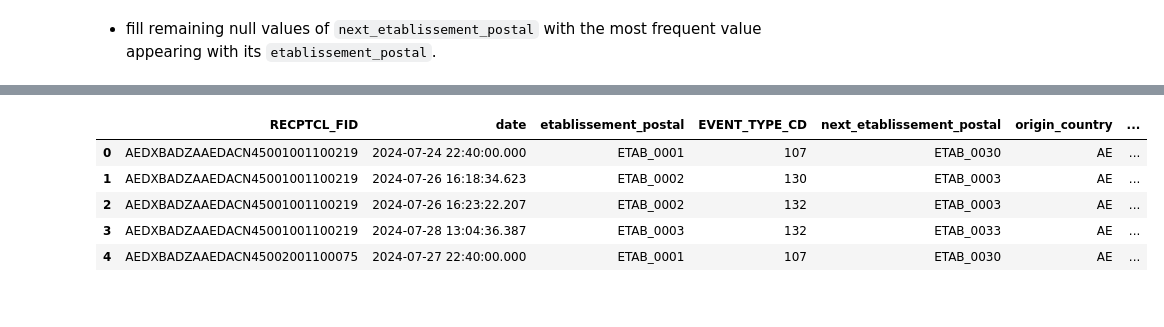
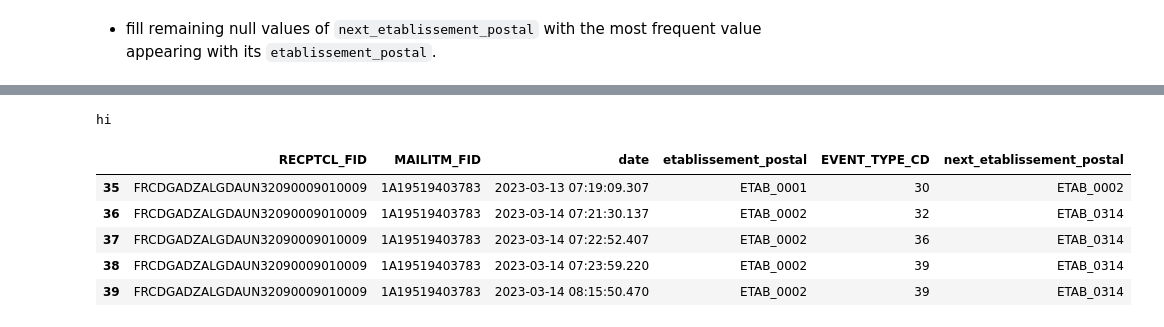
Before and after one commit to DjameelEddine/Data-Mining, a Jupyter notebook: notebooks/Preprocessing.ipynb, the cells around one changed output, grey strips where cells are left out. Drawn from its saved outputs; the diff is of its cells as text; code cells hidden in the pictures.

Commit message:
explored with illogical packages' routes, and created three datasets to choose from

```diff
--- a/notebooks/Preprocessing.ipynb
+++ b/notebooks/Preprocessing.ipynb
@@ -129,7 +116,3 @@ plt.xticks(rotation=0)
 plt.show()
 # %% [output]
 [figure]
-# %%
-packages_df = packages_df.sort_values(
-    ['MAILITM_FID', 'date']
-)
@@ -188,3 +143,22 @@ packages_df = (
+# %%
+# 1. Ensure the dataframe is sorted (same as before)
+packages_df = packages_df.sort_values(['MAILITM_FID', 'date'])
+
+# 2. Look ahead to the next row's postal code and ID
+shifted_postal = packages_df['etablissement_postal'].shift(-1)
+shifted_id = packages_df['MAILITM_FID'].shift(-1)
+
+# 3. Identify the "boundaries" where the postal code changes within the same package
+# This marks the last row of a block with the value of the start of the next block
+is_boundary = (packages_df['etablissement_postal'] != shifted_postal) & \
+              (packages_df['MAILITM_FID'] == shifted_id)
+
+# 4. Use grouped backfill to broadcast those values to all preceding rows in the block
+# This replaces your 'blocks.map' logic with a single vectorized pass
+fill_values = shifted_postal.where(is_boundary).groupby(packages_df['MAILITM_FID']).bfill()
+
+# 5. Fill only the NaNs in the existing column to match your original logic
+packages_df['next_etablissement_postal'] = packages_df['next_etablissement_postal'].fillna(fill_values)
 # %%
 packages_df.head()
 # %% [output]
@@ -309,4 +270,0 @@ memory usage: 155.9+ MB
-# %%
-packages_df_copy['etablissement_postal'] = packages_df_copy['etablissement_postal'].str.split('_').str[1]
-packages_df_copy['etablissement_postal'] = packages_df_copy['etablissement_postal'].astype(int)
-packages_df_copy['etablissement_postal'].values[:5]
@@ -315,4 +270,0 @@ array([1, 2, 2, 2, 2])
-# %%
-packages_df_copy['next_etablissement_postal'] = packages_df_copy['next_etablissement_postal'].str.split('_').str[1]
-packages_df_copy['next_etablissement_postal'] = packages_df_copy['next_etablissement_postal'].astype(int)
-packages_df_copy['next_etablissement_postal'].values[:5]
@@ -453,21 +372,23 @@ rcp_etablissement_dict
  'ETAB_0054': 'ETAB_0030'}
 # %%
 # Create mask
-null_mask = receptacles_df_copy['next_etablissement_postal'].isna()
+print ('hi')
+null_mask = packages_df_copy['next_etablissement_postal'].isna()
 
 # Apply to original dataframe directly
-receptacles_df_copy.loc[null_mask, 'next_etablissement_postal'] = (
-    receptacles_df_copy.loc[null_mask, 'etablissement_postal'].map(etablissement_dict)
+packages_df_copy.loc[null_mask, 'next_etablissement_postal'] = (
+    packages_df_copy.loc[null_mask, 'etablissement_postal'].map(etablissement_dict)
 )
 
-receptacles_df_copy.head()
+packages_df_copy.head()
 # %% [output]
+hi
-|  | RECPTCL_FID | date | etablissement_postal | EVENT_TYPE_CD | next_etablissement_postal | origin_country | ... |
-| 0 | AEDXBADZAAEDACN45001001100219 | 2024-07-24 22:40:00.000 | ETAB_0001 | 107 | ETAB_0030 | AE | ... |
-| 1 | AEDXBADZAAEDACN45001001100219 | 2024-07-26 16:18:34.623 | ETAB_0002 | 130 | ETAB_0003 | AE | ... |
-| 2 | AEDXBADZAAEDACN45001001100219 | 2024-07-26 16:23:22.207 | ETAB_0002 | 132 | ETAB_0003 | AE | ... |
-| 3 | AEDXBADZAAEDACN45001001100219 | 2024-07-28 13:04:36.387 | ETAB_0003 | 132 | ETAB_0033 | AE | ... |
-| 4 | AEDXBADZAAEDACN45002001100075 | 2024-07-27 22:40:00.000 | ETAB_0001 | 107 | ETAB_0030 | AE | ... |
+|  | RECPTCL_FID | MAILITM_FID | date | etablissement_postal | EVENT_TYPE_CD | next_etablissement_postal |
+| 35 | FRCDGADZALGDAUN32090009010009 | 1A19519403783 | 2023-03-13 07:19:09.307 | ETAB_0001 | 30 | ETAB_0002 |
+| 36 | FRCDGADZALGDAUN32090009010009 | 1A19519403783 | 2023-03-14 07:21:30.137 | ETAB_0002 | 32 | ETAB_0314 |
+| 37 | FRCDGADZALGDAUN32090009010009 | 1A19519403783 | 2023-03-14 07:22:52.407 | ETAB_0002 | 36 | ETAB_0314 |
+| 38 | FRCDGADZALGDAUN32090009010009 | 1A19519403783 | 2023-03-14 07:23:59.220 | ETAB_0002 | 39 | ETAB_0314 |
+| 39 | FRCDGADZALGDAUN32090009010009 | 1A19519403783 | 2023-03-14 08:15:50.470 | ETAB_0002 | 39 | ETAB_0314 |
 # %%
 receptacles_df_copy.info()
 # %% [output]
```
Also changed, not shown: parts of 52 cells of this notebook, 1 other file.
